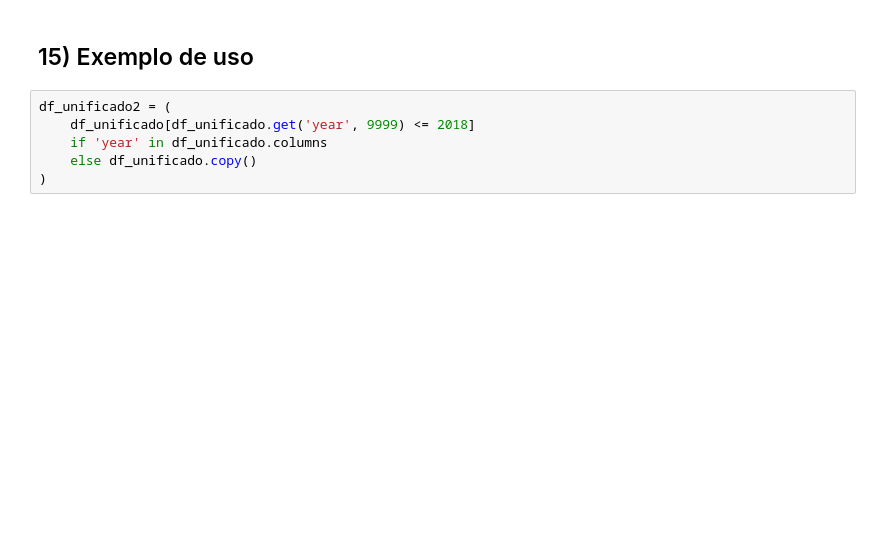
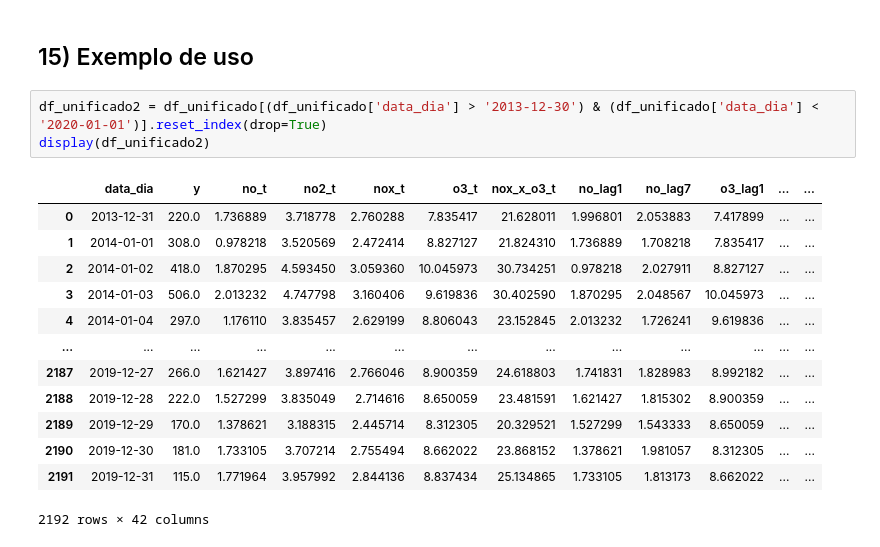
Before and after one commit to AILAB-CEFET-RJ/qualiar, a Jupyter notebook: notebooks/Internacoes.ipynb, the cells around one changed output. Cells and saved outputs as stored; diff of their text form; blank space fills up the shorter version.

```diff
--- a/notebooks/Internacoes.ipynb
+++ b/notebooks/Internacoes.ipynb
@@ -999,11 +996,22 @@ def run_pipeline_lstm_rolling_optimized(
 # %% [markdown]
 ## 15) Exemplo de uso
 # %%
-df_unificado2 = (
-    df_unificado[df_unificado.get('year', 9999) <= 2018]
-    if 'year' in df_unificado.columns
-    else df_unificado.copy()
-)
+df_unificado2 = df_unificado[(df_unificado['data_dia'] > '2013-12-30') & (df_unificado['data_dia'] < '2020-01-01')].reset_index(drop=True)
+display(df_unificado2)
+# %% [output]
+|  | data_dia | y | no_t | no2_t | nox_t | o3_t | nox_x_o3_t | no_lag1 | no_lag7 | o3_lag1 | ... | ... |
+| 0 | 2013-12-31 | 220.0 | 1.736889 | 3.718778 | 2.760288 | 7.835417 | 21.628011 | 1.996801 | 2.053883 | 7.417899 | ... | ... |
+| 1 | 2014-01-01 | 308.0 | 0.978218 | 3.520569 | 2.472414 | 8.827127 | 21.824310 | 1.736889 | 1.708218 | 7.835417 | ... | ... |
+| 2 | 2014-01-02 | 418.0 | 1.870295 | 4.593450 | 3.059360 | 10.045973 | 30.734251 | 0.978218 | 2.027911 | 8.827127 | ... | ... |
+| 3 | 2014-01-03 | 506.0 | 2.013232 | 4.747798 | 3.160406 | 9.619836 | 30.402590 | 1.870295 | 2.048567 | 10.045973 | ... | ... |
+| 4 | 2014-01-04 | 297.0 | 1.176110 | 3.835457 | 2.629199 | 8.806043 | 23.152845 | 2.013232 | 1.726241 | 9.619836 | ... | ... |
+| ... | ... | ... | ... | ... | ... | ... | ... | ... | ... | ... | ... | ... |
+| 2187 | 2019-12-27 | 266.0 | 1.621427 | 3.897416 | 2.766046 | 8.900359 | 24.618803 | 1.741831 | 1.828983 | 8.992182 | ... | ... |
+| 2188 | 2019-12-28 | 222.0 | 1.527299 | 3.835049 | 2.714616 | 8.650059 | 23.481591 | 1.621427 | 1.815302 | 8.900359 | ... | ... |
+| 2189 | 2019-12-29 | 170.0 | 1.378621 | 3.188315 | 2.445714 | 8.312305 | 20.329521 | 1.527299 | 1.543333 | 8.650059 | ... | ... |
+| 2190 | 2019-12-30 | 181.0 | 1.733105 | 3.707214 | 2.755494 | 8.662022 | 23.868152 | 1.378621 | 1.981057 | 8.312305 | ... | ... |
+| 2191 | 2019-12-31 | 115.0 | 1.771964 | 3.957992 | 2.844136 | 8.837434 | 25.134865 | 1.733105 | 1.813173 | 8.662022 | ... | ... |
+2192 rows × 42 columns
 # %%
 out_rf = run_pipeline_rf_rolling(
     df_unificado2,
```
Also changed, not shown: parts of 7 cells of this notebook.
